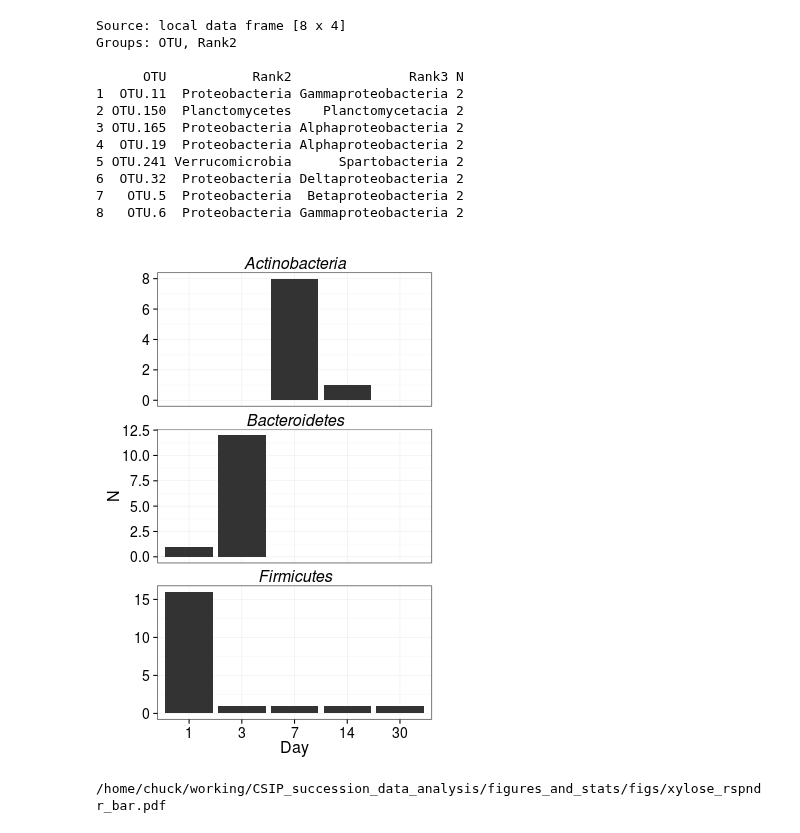
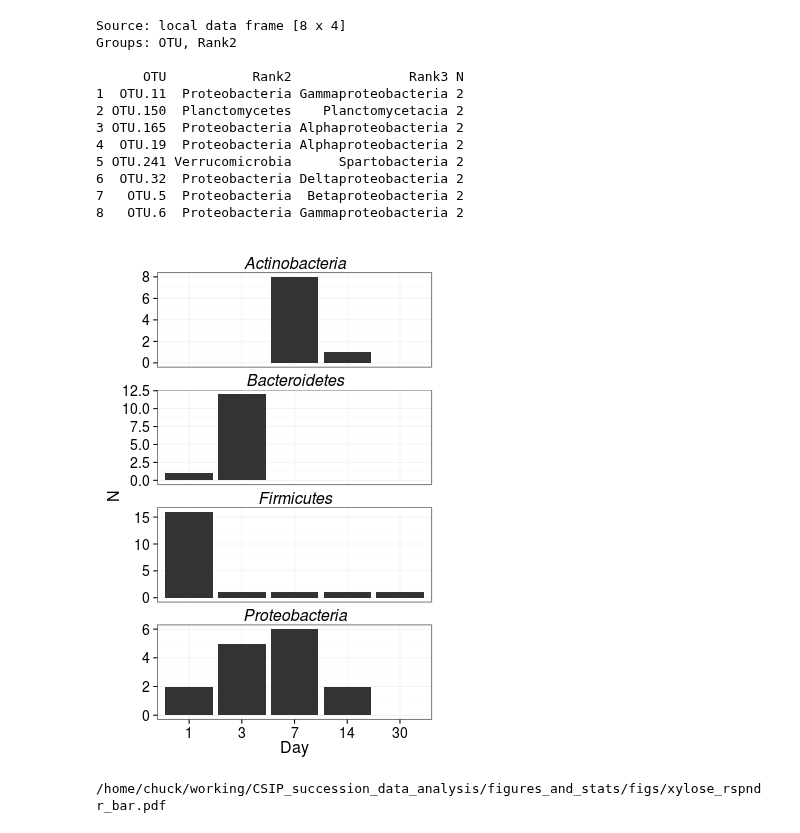
Before and after one commit to chuckpr/CSIP_succession_data_analysis, a Jupyter notebook: figures_and_stats/counts.ipynb, the cells around one changed output. Saved outputs shown, nothing was run; the diff lists cells and outputs as text; code cells hidden in the pictures.

Commit message:
added proteos

```diff
--- a/figures_and_stats/counts.ipynb
+++ b/figures_and_stats/counts.ipynb
@@ -497,31 +497,31 @@ Groups: OTU, Rank2
 # %%
 %%R -h 525 -w 350
 FDR = 0.10
 
 d = l2fc.df %>%
     filter(Treatment == "13CXPS", padj <= FDR) %>%
     group_by(Day, Rank2) %>%
     summarize(N = n()) %>%
-    filter(Rank2 %in% c("Actinobacteria", "Firmicutes", "Bacteroidetes"))
+    filter(Rank2 %in% c("Actinobacteria", "Firmicutes", "Bacteroidetes", "Proteobacteria"))
 
 p = ggplot(d, aes(x = factor(Day), y = N))
 
 p = p + facet_wrap(~Rank2, ncol = 1, scales = "free_y")
 
 p = p + geom_bar(stat = "identity")
 
 p = p + theme_bw()
 
 p = p + theme(axis.text = element_text(size = 14),
               axis.title = element_text(size = 16),
               strip.text = element_text(size = 16, face = "italic"),
               strip.background = element_blank())
 
 p = p + labs(x = "Day")
 
 p
 # %% [output]
-[figure, old version]
+[figure, new version]
 # %%
 %%R
 ggsave("figs/xylose_rspndr_bar.pdf", p, h = 6, w = 4)
```
